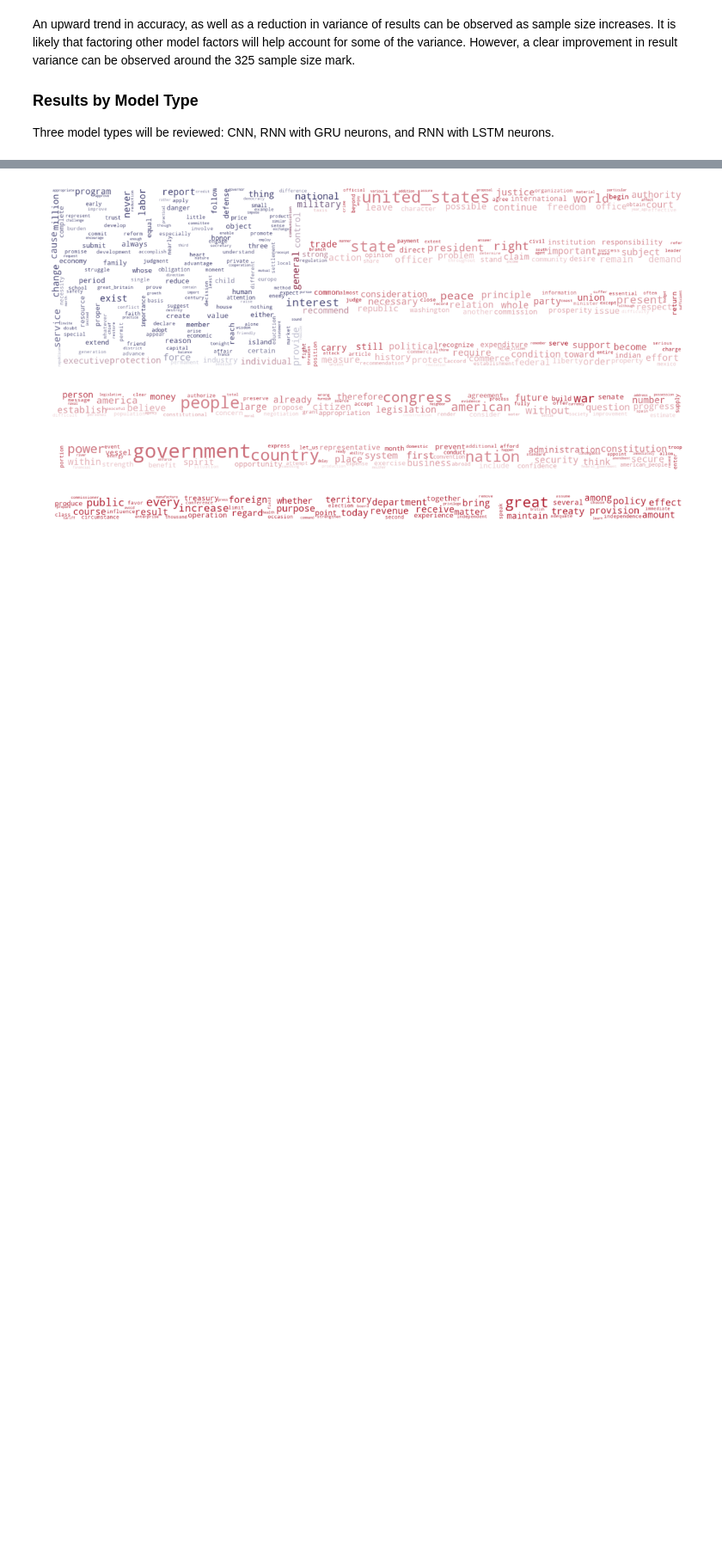
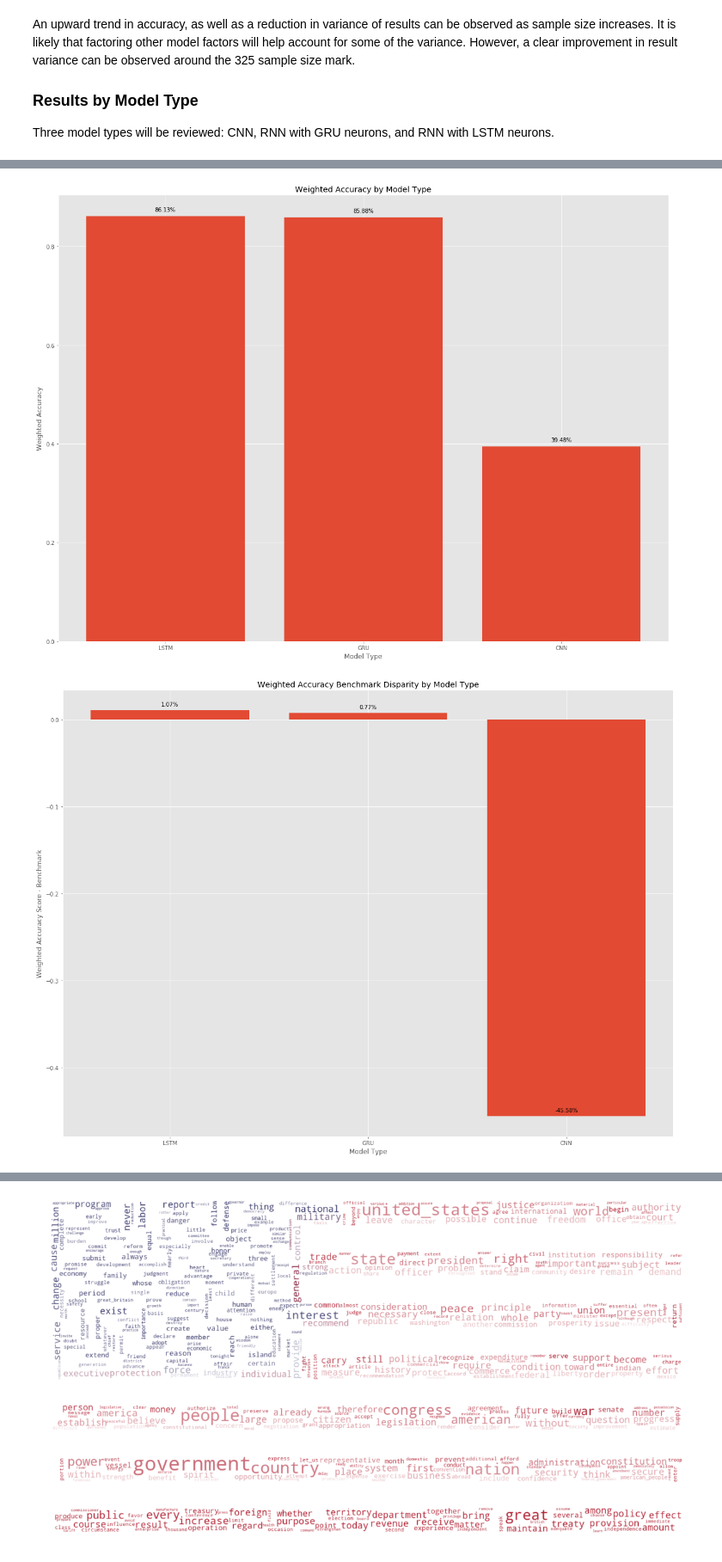
Before and after one commit to learn-co-students/dsc-4-final-project-online-ds-sp-000, a Jupyter notebook: student2.ipynb, the cells around one changed output, grey strips where cells are left out. Shown at 86% size. Cells and saved outputs as stored; diff of their text form; code cells hidden in the pictures; blank space fills up the shorter version.

```diff
--- a/student2.ipynb
+++ b/student2.ipynb
@@ -987,0 +965,68 @@ plt.show()
+# %%
+# Create dataframe for each model type
+lstm_results = results_df[(results_df['RNN Type'] == 'lstm')]
+gru_results = results_df[(results_df['RNN Type'] == 'gru')]
+cnn_results = results_df
+
+# Get LSTM Results
+lstm_results['Weighted Bench'] = lstm_results['Benchmark'] * lstm_results['Sample Size'] / np.sum(lstm_results['Sample Size'])
+lstm_results['Weighted Accuracy'] = lstm_results['RNN F1 Score'] * lstm_results['Sample Size'] / np.sum(lstm_results['Sample Size'])
+lstm_acc = np.sum(lstm_results['Weighted Accuracy'])
+lstm_bench = np.sum(lstm_results['Weighted Bench'])
+
+# Get GRU Results
+gru_results['Weighted Bench'] = gru_results['Benchmark'] * gru_results['Sample Size'] / np.sum(gru_results['Sample Size'])
+gru_results['Weighted Accuracy'] = gru_results['RNN F1 Score'] * gru_results['Sample Size'] / np.sum(gru_results['Sample Size'])
+gru_acc = np.sum(gru_results['Weighted Accuracy'])
+gru_bench = np.sum(gru_results['Weighted Bench'])
+
+# Get CNN Results
+cnn_results['Weighted Bench'] = lstm_results['Benchmark'] * cnn_results['Sample Size'] / np.sum(lstm_results['Sample Size'])
+cnn_results['Weighted Accuracy'] = lstm_results['CNN F1 Score'] * cnn_results['Sample Size'] / np.sum(cnn_results['Sample Size'])
+cnn_acc = np.sum(cnn_results['Weighted Accuracy'])
+cnn_bench = np.sum(cnn_results['Weighted Bench'])
+
+# Set X, Y values for graphs
+x = ['LSTM', 'GRU', 'CNN']
+y1 = [lstm_acc, gru_acc, cnn_acc]
+y2 = [lstm_acc - lstm_bench, gru_acc - gru_bench, cnn_acc - cnn_bench]
+
+# Create graph of accuracy by model type
+plt.figure(figsize = (20, 15))
+plt.bar(x, y1)
+for i in range(len(x)):
+    plt.text(x[i], y1[i] + .01, f'{np.round(y1[i]*100, 2)}%', ha='center')
+plt.xlabel('Model Type')
+plt.ylabel('Weighted Accuracy')
+plt.title('Weighted Accuracy by Model Type')
+plt.show()
+
+# Create graph of accuracy minus benchmark by model type
+plt.figure(figsize = (20, 15))
+plt.bar(x, y2)
+for i in range(len(x)):
+    plt.text(x[i], y2[i] + .005, f'{np.round(y2[i]*100, 2)}%', ha='center')
+plt.xlabel('Model Type')
+plt.ylabel('Weighted Accuracy Score - Benchmark')
+plt.title('Weighted Accuracy Benchmark Disparity by Model Type')
+plt.show()
+
+# Show frequency with which model types are identified as best fit
+lstm_count = lstm_results[lstm_results['Best Model Type']=='RNN'].shape[0]
+gru_count = gru_results[gru_results['Best Model Type']=='RNN'].shape[0]
+cnn_count = results_df[results_df['Best Model Type'] == 'CNN'].shape[0]
+
+y = [lstm_count, gru_count, cnn_count]
+y_norm = [i / np.sum(y) for i in y]
+
+plt.figure(figsize = (20, 15))
+plt.bar(x, y_norm)
+for i in range(len(x)):
+    plt.text(x[i], y_norm[i] + .005, f'{np.round(y_norm[i]*100, 2)}%', ha='center')
+plt.xlabel('Model Tye')
+plt.ylabel('Frequency')
+plt.title('Best Model Type by Frequency')
+plt.show()
+# %% [output]
+[figure, added]
+[figure, added]
```
Also changed, not shown: parts of 4 cells of this notebook, 10 other files.
